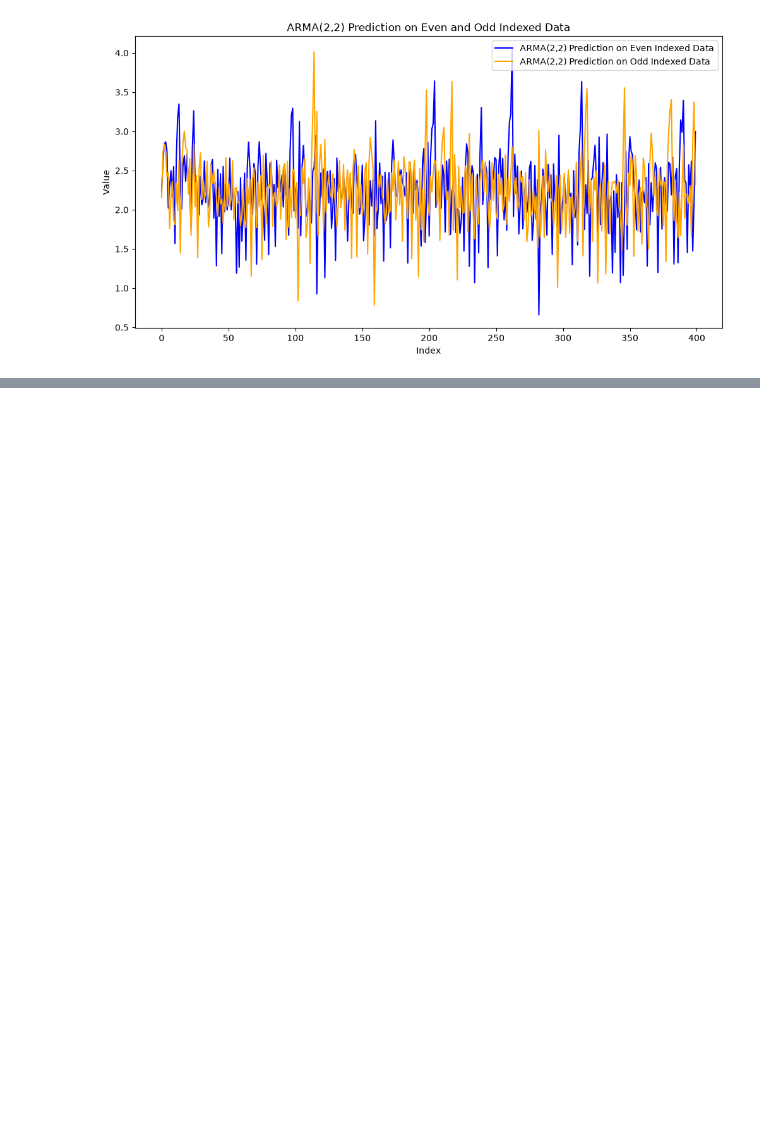
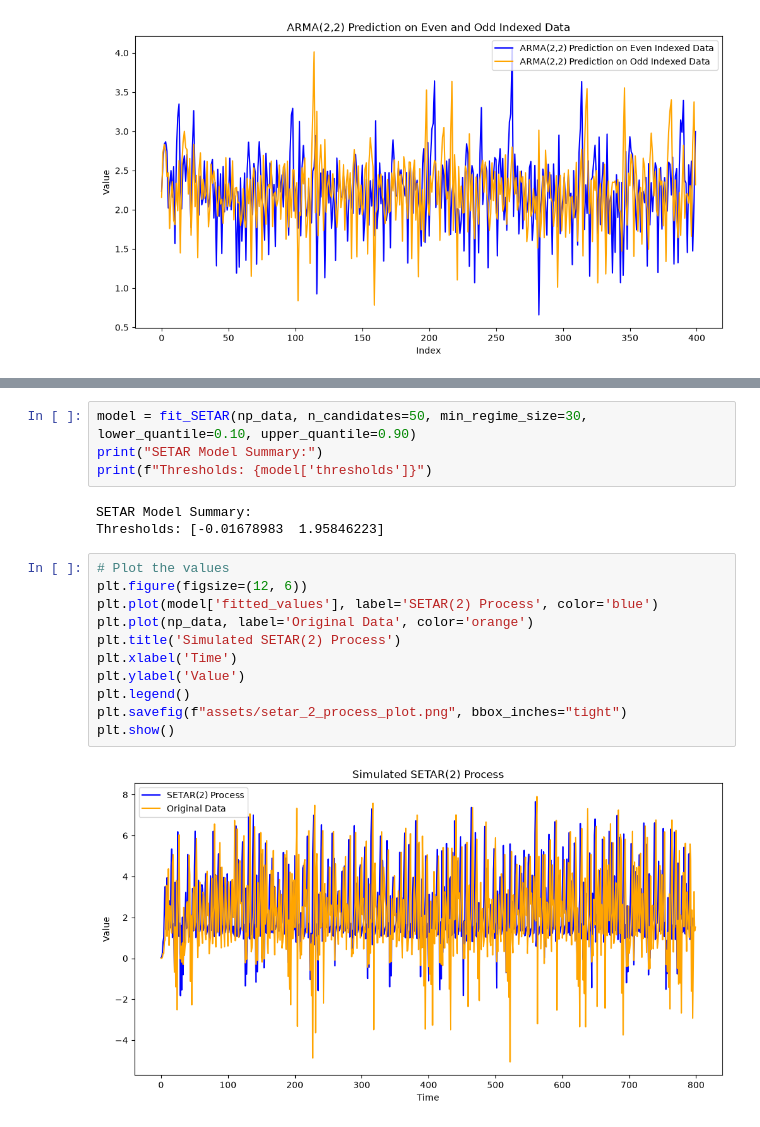
Before and after one commit to Husted42/advanced-time-series-analysis, a Jupyter notebook: assignment-1/part-5/part_5.ipynb, the cells around one changed output, grey strips where cells are left out. Saved outputs shown, nothing was run; the diff lists cells and outputs as text; blank space fills up the shorter version.

```diff
--- a/assignment-1/part-5/part_5.ipynb
+++ b/assignment-1/part-5/part_5.ipynb
@@ -251,0 +466,20 @@ plt.show()
+# %%
+model = fit_SETAR(np_data, n_candidates=50, min_regime_size=30, lower_quantile=0.10, upper_quantile=0.90)
+print("SETAR Model Summary:")
+print(f"Thresholds: {model['thresholds']}")
+# %% [output]
+SETAR Model Summary:
+Thresholds: [-0.01678983  1.95846223]
+# %%
+# Plot the values
+plt.figure(figsize=(12, 6))
+plt.plot(model['fitted_values'], label='SETAR(2) Process', color='blue')
+plt.plot(np_data, label='Original Data', color='orange')
+plt.title('Simulated SETAR(2) Process')
+plt.xlabel('Time')
+plt.ylabel('Value')
+plt.legend()
+plt.savefig(f"assets/setar_2_process_plot.png", bbox_inches="tight")
+plt.show()
+# %% [output]
+[figure, added]
```
Also changed, not shown: parts of 6 cells of this notebook, 10 other files.
